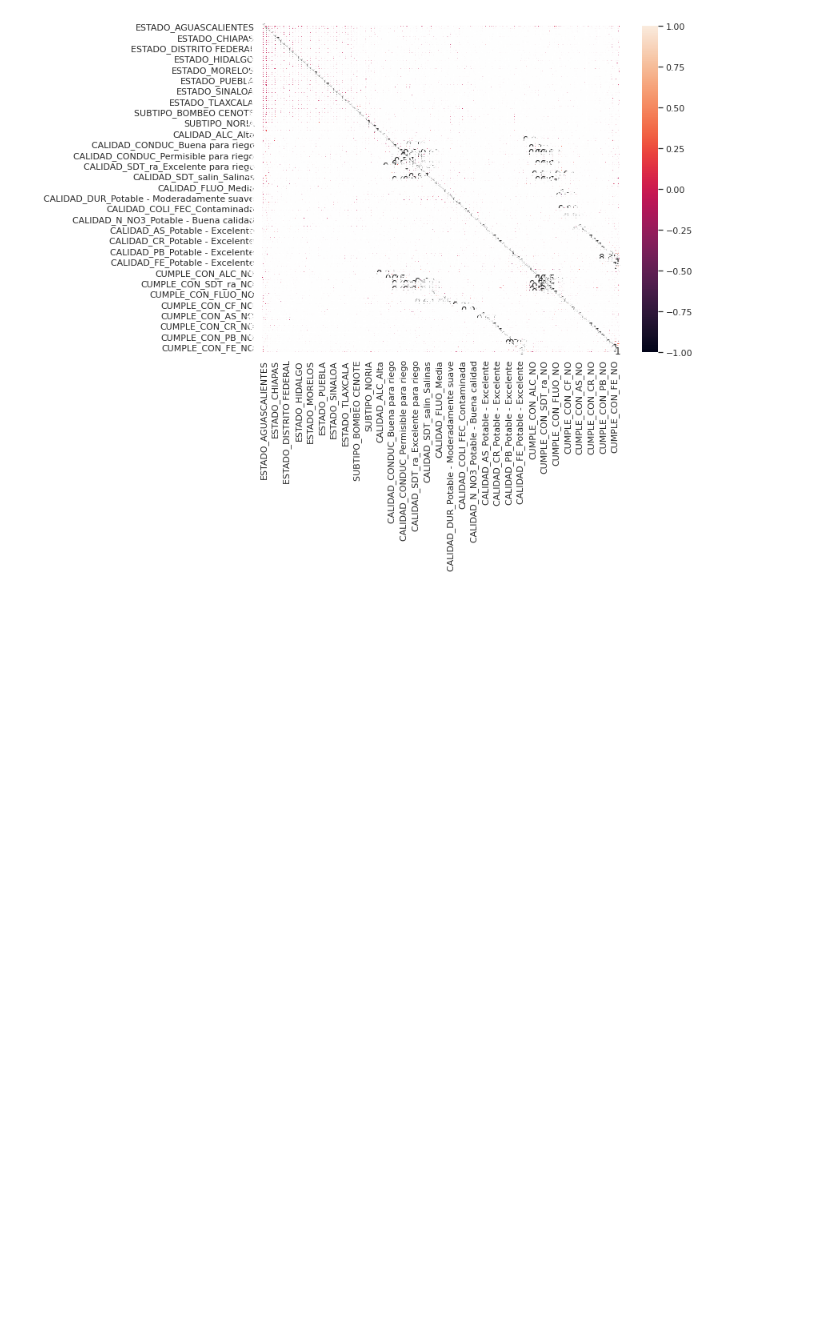
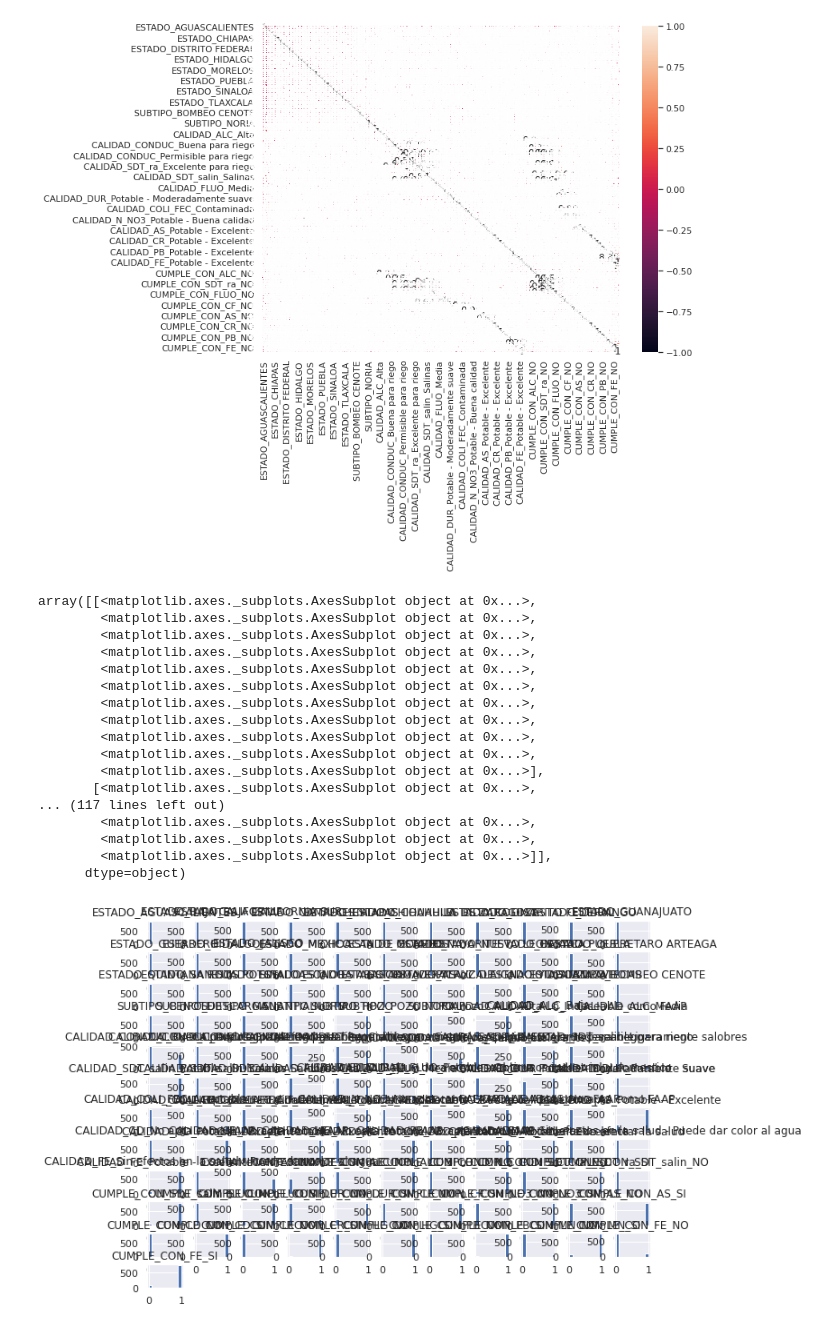
Before and after one commit to PosgradoMNA/actividades-de-aprendizaje-ams182, a Jupyter notebook: Reto pt2.ipynb, the cells around one changed output. Drawn from its saved outputs; the diff is of its cells as text; code cells hidden in the pictures; blank space fills up the shorter version.

```diff
--- a/Reto pt2.ipynb
+++ b/Reto pt2.ipynb
@@ -112,3 +114,24 @@ sns.heatmap(Xtv.corr(), vmin = -1, vmax = 1,  annot= True)
 # %% [output]
 <matplotlib.axes._subplots.AxesSubplot at 0x...>
 [figure]
+# %%
+Xtv.hist()
+# %% [output]
+array([[<matplotlib.axes._subplots.AxesSubplot object at 0x...>,
+        <matplotlib.axes._subplots.AxesSubplot object at 0x...>,
+        <matplotlib.axes._subplots.AxesSubplot object at 0x...>,
+        <matplotlib.axes._subplots.AxesSubplot object at 0x...>,
+        <matplotlib.axes._subplots.AxesSubplot object at 0x...>,
+        <matplotlib.axes._subplots.AxesSubplot object at 0x...>,
+        <matplotlib.axes._subplots.AxesSubplot object at 0x...>,
+        <matplotlib.axes._subplots.AxesSubplot object at 0x...>,
+        <matplotlib.axes._subplots.AxesSubplot object at 0x...>,
+        <matplotlib.axes._subplots.AxesSubplot object at 0x...>,
+        <matplotlib.axes._subplots.AxesSubplot object at 0x...>],
+       [<matplotlib.axes._subplots.AxesSubplot object at 0x...>,
+... (117 lines left out)
+        <matplotlib.axes._subplots.AxesSubplot object at 0x...>,
+        <matplotlib.axes._subplots.AxesSubplot object at 0x...>,
+        <matplotlib.axes._subplots.AxesSubplot object at 0x...>]],
+      dtype=object)
+[figure, added]
```
Also changed, not shown: parts of 5 cells of this notebook.
